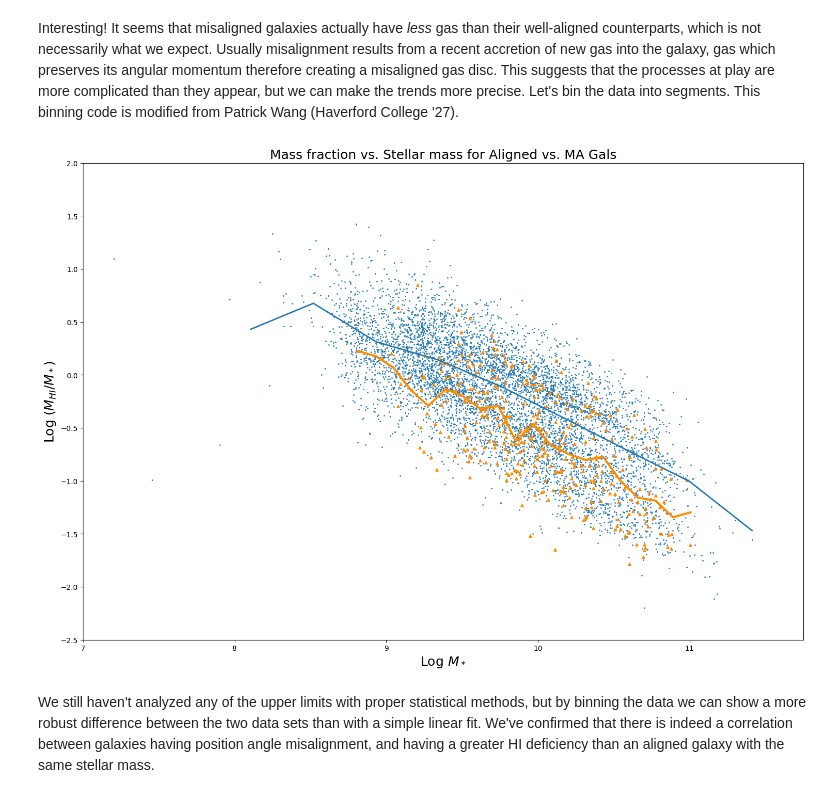
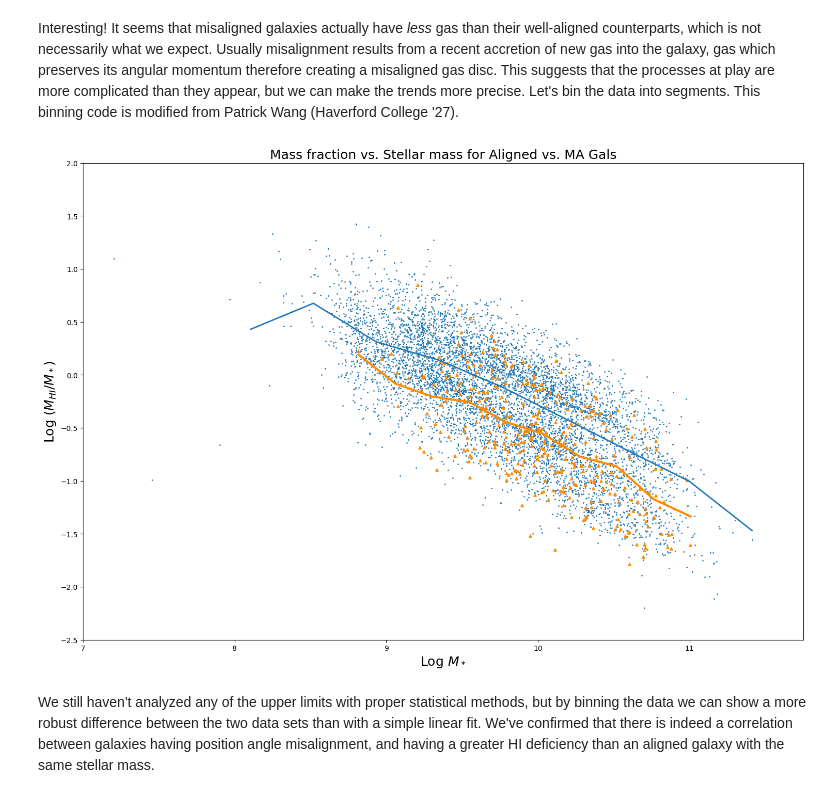
Before and after one commit to harrisonfwest/HI-MaNGA, a Jupyter notebook: HI-MaNGA_MisalignmentAndDeficiency.ipynb, the cells around one changed output. Saved outputs shown, nothing was run; the diff lists cells and outputs as text; code cells hidden in the pictures.

```diff
--- a/HI-MaNGA_MisalignmentAndDeficiency.ipynb
+++ b/HI-MaNGA_MisalignmentAndDeficiency.ipynb
@@ -145,23 +145,23 @@ Interesting! It seems that misaligned galaxies actually have *less* gas than the
 # %%
 alignedBin = scipy.stats.binned_statistic(alignedMStars, alignedMFrac, 'mean', bins=20)
 alignedXs = np.linspace(min(alignedMStars), max(alignedMStars), 20)
 
-MABin = scipy.stats.binned_statistic(MAMStars, MAMFrac, 'mean', bins=20)
-MAXs = np.linspace(min(MAMStars), max(MAMStars), 20)
+MABin = scipy.stats.binned_statistic(MAMStars, MAMFrac, 'mean', bins=10)
+MAXs = np.linspace(min(MAMStars), max(MAMStars), 10)
 
 plt.figure(figsize=(18, 12))
 plt.xlim(7, 11.75)
 plt.ylim(-2.5, 2)
 plt.xlabel('Log $M_*$', fontsize=18)
 plt.ylabel('Log $(M_{HI}/M_*)$', fontsize=18);
 plt.title('Mass fraction vs. Stellar mass for Aligned vs. MA Gals', fontsize=18)
 plt.scatter(alignedMStars, alignedMFrac, s=1, color = 'tab:blue');
 plt.scatter(MAMStars, MAMFrac, s=15, color = 'darkorange', marker='^');
 
 plt.plot(alignedXs, alignedBin[0], lw=2, color = 'tab:blue')
 plt.plot(MAXs, MABin[0], lw=3, color = 'darkorange');
 # %% [output]
-[figure, old version]
+[figure, new version]
 # %% [markdown]
 We still haven't analyzed any of the upper limits with proper statistical methods, but by binning the data we can show a more robust difference between the two data sets than with a simple linear fit. We've confirmed that there is indeed a correlation between galaxies having position angle misalignment, and having a greater HI deficiency than an aligned galaxy with the same stellar mass.
 # %% [markdown]
```
Also changed, not shown: parts of 6 cells of this notebook, 1 other file.
